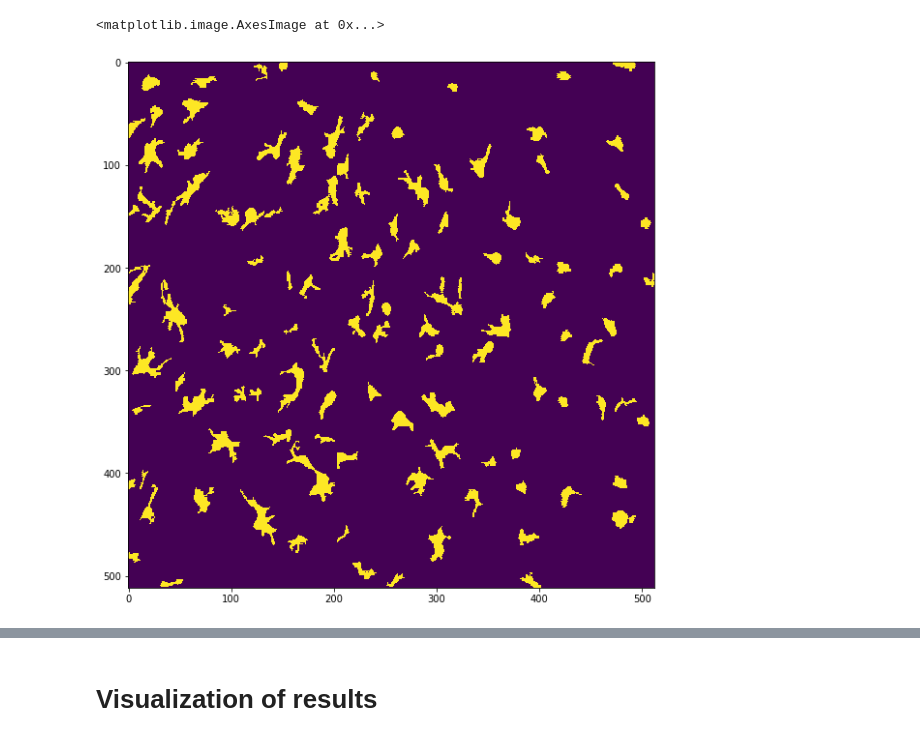
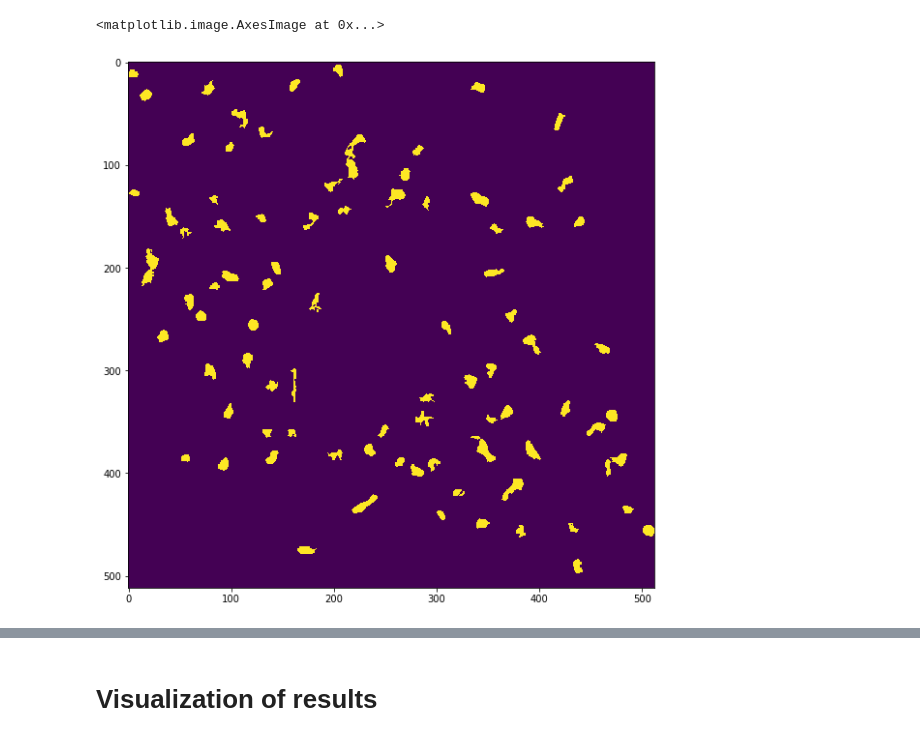
Before and after one commit to jbonato1/ASTRA, a Jupyter notebook: notebook/dev/tdtom/Inference_Pipeline_tdTom.ipynb, the cells around one changed output, grey strips where cells are left out. Drawn from its saved outputs; the diff is of its cells as text; code cells hidden in the pictures.

```diff
--- a/notebook/dev/tdtom/Inference_Pipeline_tdTom.ipynb
+++ b/notebook/dev/tdtom/Inference_Pipeline_tdTom.ipynb
@@ -75,7 +78,7 @@ motion_corr=True
 N=512
 M=512
 
-fov_list = [1]
+fov_list =[2]
 fov_DNN_weights_folder = root_folder+'/weights/dense_up'
 set_dir=root_folder+'/set4/'
 # %%
@@ -96,31 +99,32 @@ class SimDataset_test(Dataset):
 
 vis_flag = False
 ##### LOAD PARAM DICT
-with open(set_dir+'.tmp/dict_dataset1.txt', "rb") as fp:   #Pickling
+with open(set_dir+'.tmp/dict_dataset.txt', "rb") as fp:   #Pickling
     dict_param = pickle.load(fp)
 
-# dict_param
+dict_param
+dict_param['init_th_'] = 0.5
 # %%
-dict_param['blocks']=17*2
-dict_param['threads']=24
-dict_param['BPM_ratio']=2
+# dict_param['blocks']=17*2
+# dict_param['threads']=24
+# dict_param['BPM_ratio']=2
 
-dict_param['N_pix_st']=50
-dict_param['astr_min']=30
+# dict_param['N_pix_st']=50
+# dict_param['astr_min']=45
 
-dict_param['th1_p']=.2
-dict_param['th2_p']=.05
+# dict_param['th1_p']=.2
+# dict_param['th2_p']=.05
 
-dict_param['max_min']=np.asarray([345,30])
+dict_param['max_min']=np.asarray([345,45])
 
-dict_param['astro_num']=90
-dict_param['bb']=48
-dict_param['pad']=0
-dict_param['list']=[i*29 for i in range(17)]
-dict_param['decr_dim'] = 5
-dict_param['init_th_'] = 0.5
+# dict_param['astro_num']=90
+# dict_param['bb']=48
+# dict_param['pad']=0
+# dict_param['list']=[i*29 for i in range(17)]
+# dict_param['decr_dim'] = 5
+# dict_param['init_th_'] = 0.5
 
-# dict_param['corr_int'] =16
+# # dict_param['corr_int'] =16
 max_min = dict_param['max_min']
 # dict_param
 # %%
@@ -141,3 +143,3 @@ len(dict_param['list'])
 # %%
-for i in range(30):
-    print(32*i)
+# for i in range(30):
+#     print(32*i)
@@ -730,10 +887,10 @@ file already loaded
 # %%
 plt.figure(figsize=(10,10))
-plt.imshow(mask)
+plt.imshow(sm_ent)
 # print(B.min(),B.max())
 # %% [output]
 <matplotlib.image.AxesImage at 0x...>
-[figure, old version]
+[figure, new version]
 # %%
 time_list
 # %% [output]
```
Also changed, not shown: parts of 14 cells of this notebook, 6 other files.
